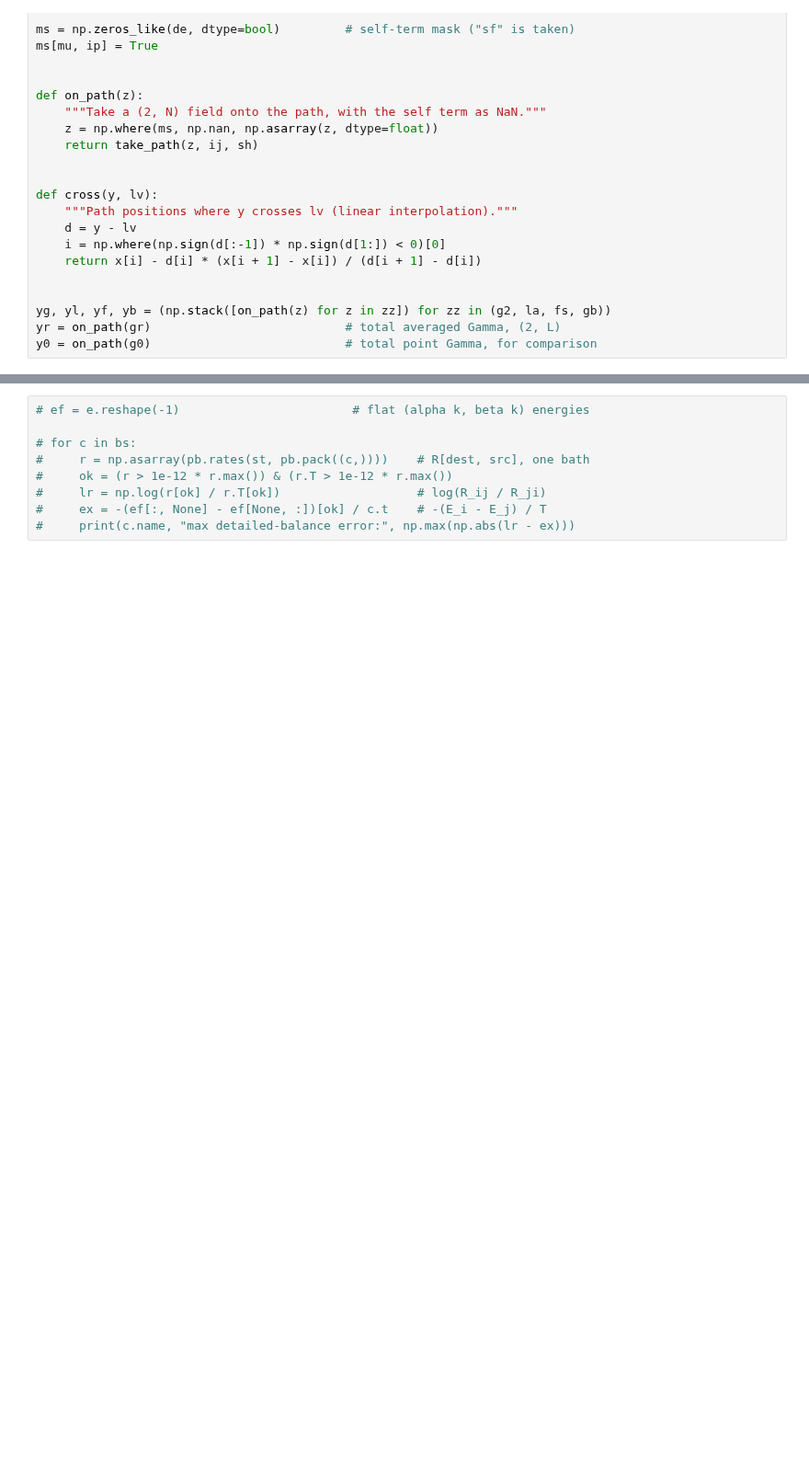
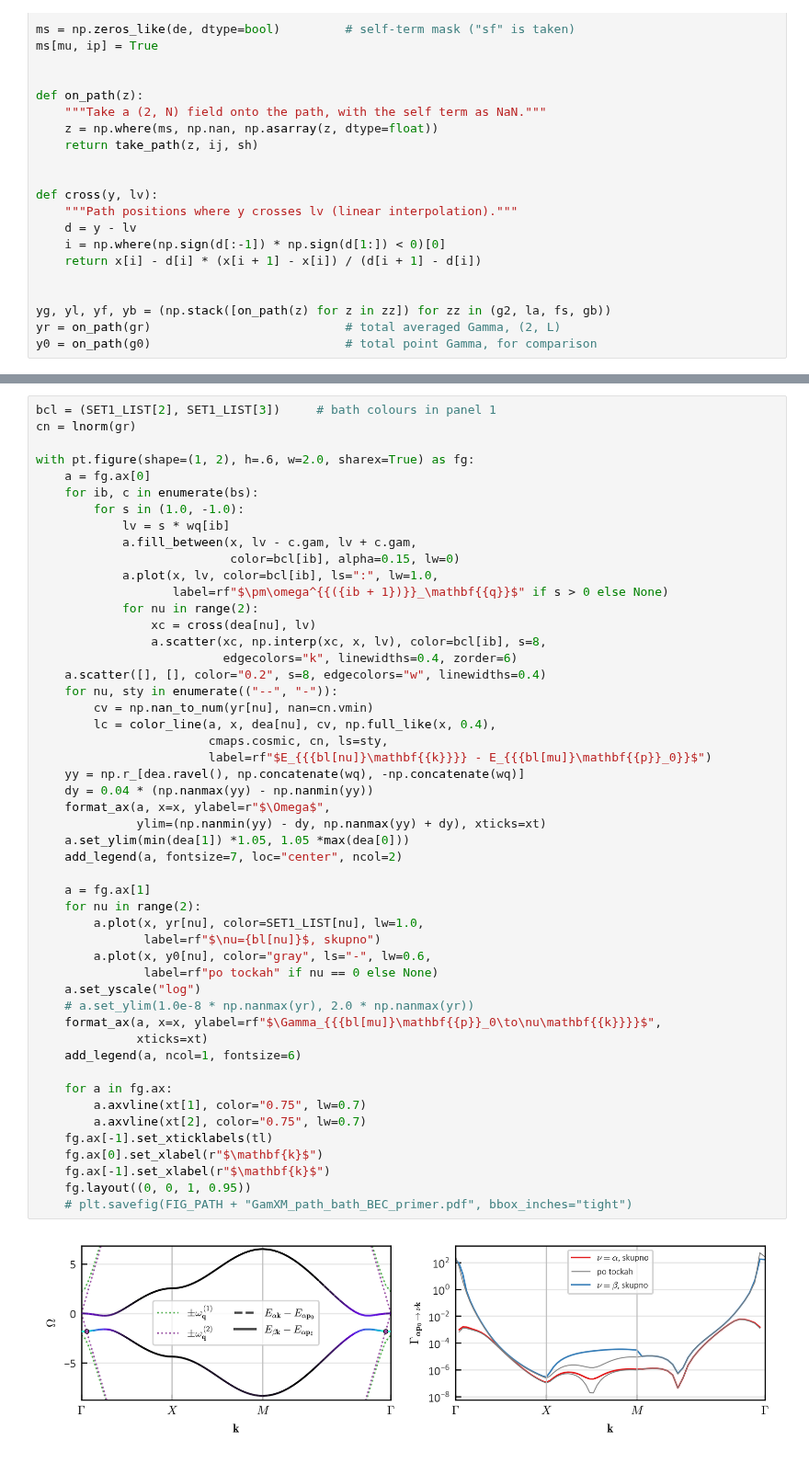
Before and after one commit to korl-z/IJS-F1, a Jupyter notebook: Koda/EI_baths/30_9_2026_skripta.ipynb, the cells around one changed output, grey strips where cells are left out. Shown at 92% size. Drawn from its saved outputs; the diff is of its cells as text; blank space fills up the shorter version.

```diff
--- a/Koda/EI_baths/30_9_2026_skripta.ipynb
+++ b/Koda/EI_baths/30_9_2026_skripta.ipynb
@@ -451,12 +451,55 @@ with pt.figure(shape=(5, 1), h=3.0, w=1.2, sharex=True) as fg:
-# %%
-# ef = e.reshape(-1)                        # flat (alpha k, beta k) energies
-
-# for c in bs:
-#     r = np.asarray(pb.rates(st, pb.pack((c,))))    # R[dest, src], one bath
-#     ok = (r > 1e-12 * r.max()) & (r.T > 1e-12 * r.max())
-#     lr = np.log(r[ok] / r.T[ok])                   # log(R_ij / R_ji)
-#     ex = -(ef[:, None] - ef[None, :])[ok] / c.t    # -(E_i - E_j) / T
-#     print(c.name, "max detailed-balance error:", np.max(np.abs(lr - ex)))
+# %%
+bcl = (SET1_LIST[2], SET1_LIST[3])     # bath colours in panel 1
+cn = lnorm(gr)
+
+with pt.figure(shape=(1, 2), h=.6, w=2.0, sharex=True) as fg:
+    a = fg.ax[0]
+    for ib, c in enumerate(bs):
+        for s in (1.0, -1.0):
+            lv = s * wq[ib]
+            a.fill_between(x, lv - c.gam, lv + c.gam,
+                           color=bcl[ib], alpha=0.15, lw=0)
+            a.plot(x, lv, color=bcl[ib], ls=":", lw=1.0,
+                   label=rf"$\pm\omega^{{({ib + 1})}}_\mathbf{{q}}$" if s > 0 else None)
+            for nu in range(2):
+                xc = cross(dea[nu], lv)
+                a.scatter(xc, np.interp(xc, x, lv), color=bcl[ib], s=8,
+                          edgecolors="k", linewidths=0.4, zorder=6)
+    a.scatter([], [], color="0.2", s=8, edgecolors="w", linewidths=0.4)
+    for nu, sty in enumerate(("--", "-")):
+        cv = np.nan_to_num(yr[nu], nan=cn.vmin)
+        lc = color_line(a, x, dea[nu], cv, np.full_like(x, 0.4),
+                        cmaps.cosmic, cn, ls=sty,
+                        label=rf"$E_{{{bl[nu]}\mathbf{{k}}}} - E_{{{bl[mu]}\mathbf{{p}}_0}}$")
+    yy = np.r_[dea.ravel(), np.concatenate(wq), -np.concatenate(wq)]
+    dy = 0.04 * (np.nanmax(yy) - np.nanmin(yy))
+    format_ax(a, x=x, ylabel=r"$\Omega$",
+              ylim=(np.nanmin(yy) - dy, np.nanmax(yy) + dy), xticks=xt)
+    a.set_ylim(min(dea[1]) *1.05, 1.05 *max(dea[0]))
+    add_legend(a, fontsize=7, loc="center", ncol=2)
+
+    a = fg.ax[1]
+    for nu in range(2):
+        a.plot(x, yr[nu], color=SET1_LIST[nu], lw=1.0,
+               label=rf"$\nu={bl[nu]}$, skupno")
+        a.plot(x, y0[nu], color="gray", ls="-", lw=0.6,
+               label=rf"po tockah" if nu == 0 else None)
+    a.set_yscale("log")
+    # a.set_ylim(1.0e-8 * np.nanmax(yr), 2.0 * np.nanmax(yr))
+    format_ax(a, x=x, ylabel=rf"$\Gamma_{{{bl[mu]}\mathbf{{p}}_0\to\nu\mathbf{{k}}}}$",
+              xticks=xt)
+    add_legend(a, ncol=1, fontsize=6)
+
+    for a in fg.ax:
+        a.axvline(xt[1], color="0.75", lw=0.7)
+        a.axvline(xt[2], color="0.75", lw=0.7)
+    fg.ax[-1].set_xticklabels(tl)
+    fg.ax[0].set_xlabel(r"$\mathbf{k}$")
+    fg.ax[-1].set_xlabel(r"$\mathbf{k}$")
+    fg.layout((0, 0, 1, 0.95))
+    # plt.savefig(FIG_PATH + "GamXM_path_bath_BEC_primer.pdf", bbox_inches="tight")
+# %% [output]
+[figure, added]
 # %%
 import dataclasses
 import EI.eff_T as et
```
Also changed, not shown: parts of 17 cells of this notebook, 11 other files.
